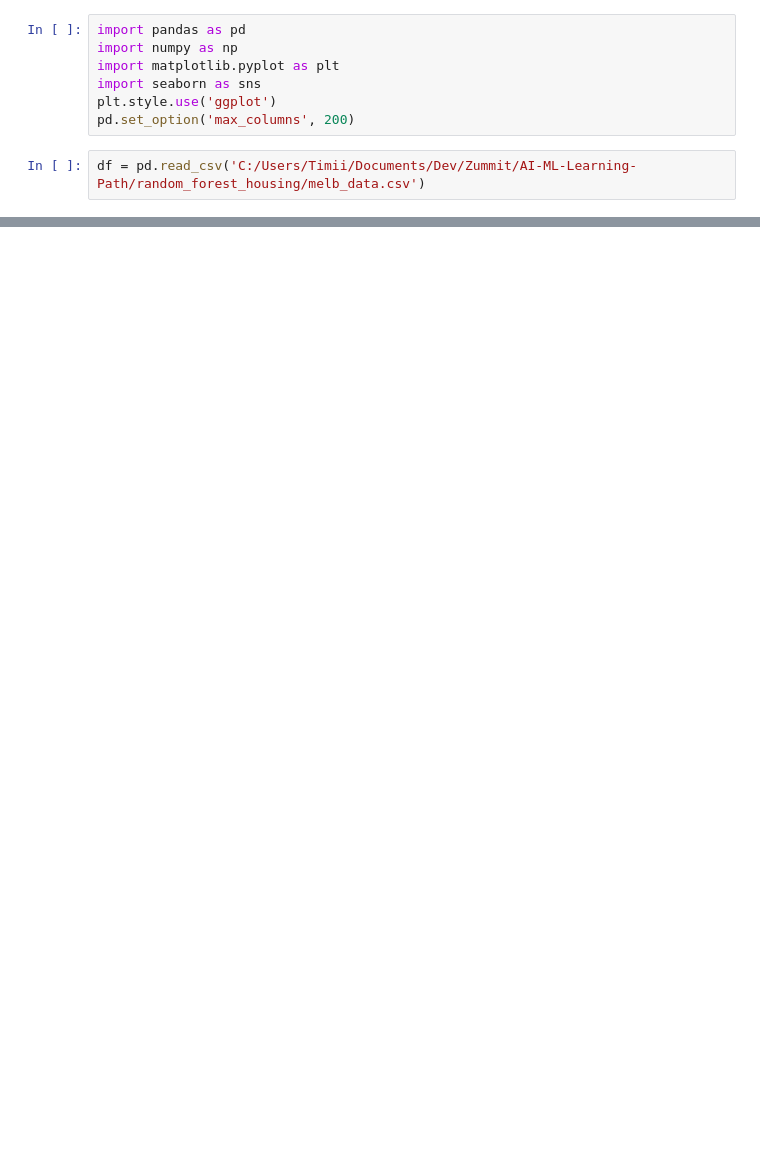
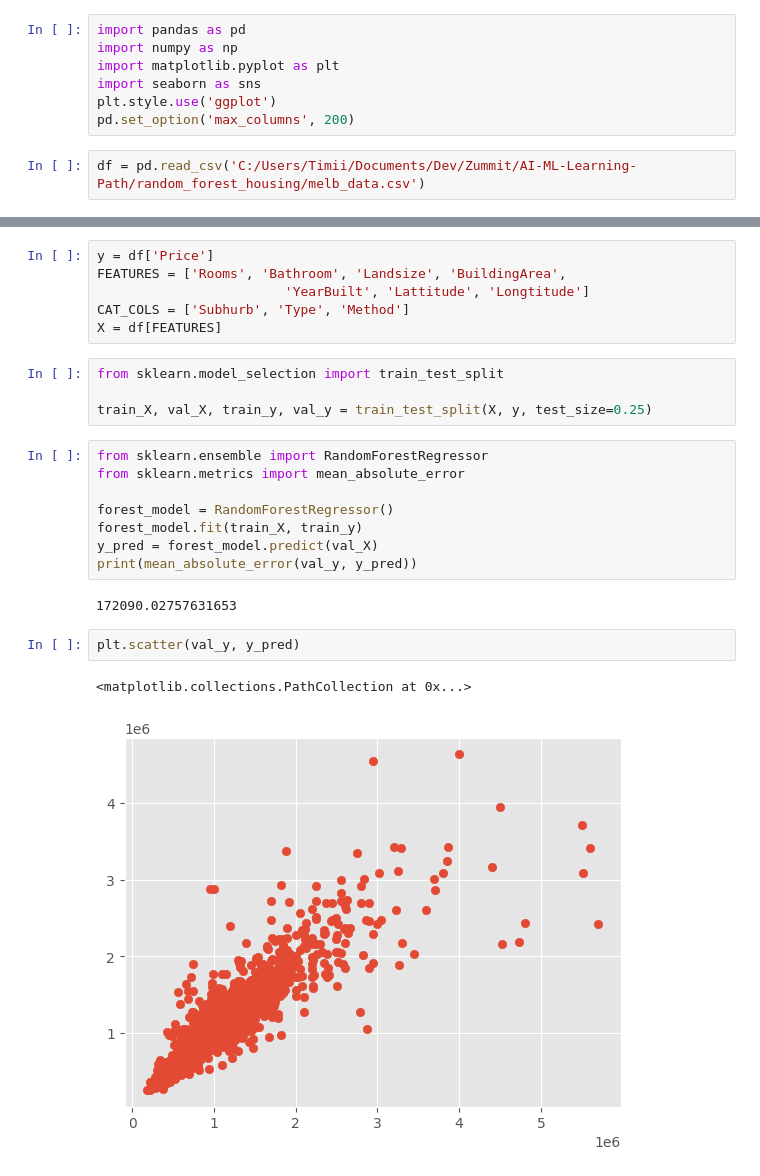
Before and after one commit to iitimii/AI-ML-Learning-Path, a Jupyter notebook: random_forest_housing/main.ipynb, the cells around one changed output, grey strips where cells are left out. Saved outputs shown, nothing was run; the diff lists cells and outputs as text; blank space fills up the shorter version.

```diff
--- a/random_forest_housing/main.ipynb
+++ b/random_forest_housing/main.ipynb
@@ -24,0 +76,25 @@ df.head(10)
+# %%
+y = df['Price']
+FEATURES = ['Rooms', 'Bathroom', 'Landsize', 'BuildingArea',
+                        'YearBuilt', 'Lattitude', 'Longtitude']
+CAT_COLS = ['Subhurb', 'Type', 'Method']
+X = df[FEATURES]
+# %%
+from sklearn.model_selection import train_test_split
+
+train_X, val_X, train_y, val_y = train_test_split(X, y, test_size=0.25)
+# %%
+from sklearn.ensemble import RandomForestRegressor
+from sklearn.metrics import mean_absolute_error
+
+forest_model = RandomForestRegressor()
+forest_model.fit(train_X, train_y)
+y_pred = forest_model.predict(val_X)
+print(mean_absolute_error(val_y, y_pred))
+# %% [output]
+172090.02757631653
+# %%
+plt.scatter(val_y, y_pred)
+# %% [output]
+<matplotlib.collections.PathCollection at 0x...>
+[figure, added]
```
Also changed, not shown: parts of 7 cells of this notebook.
